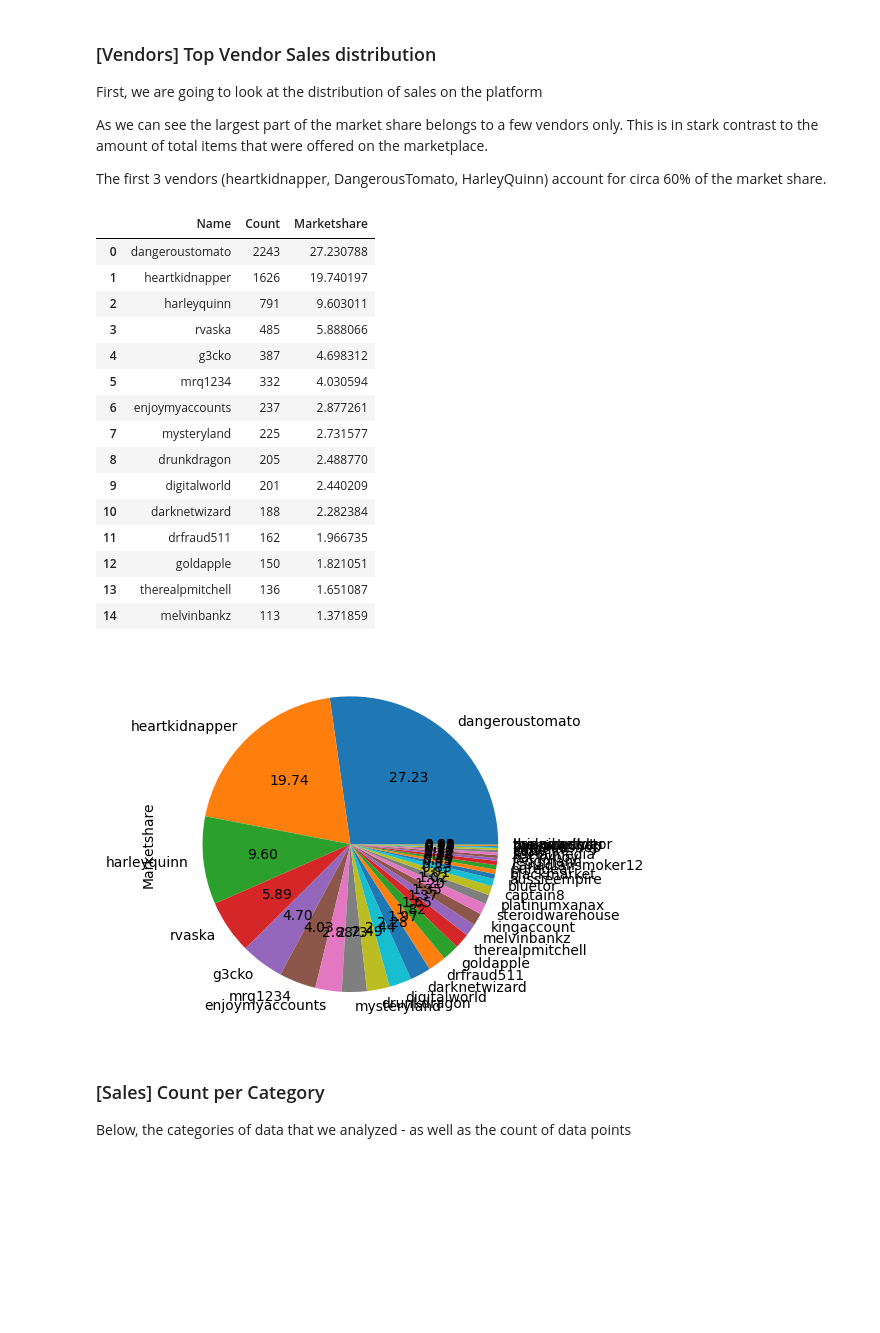
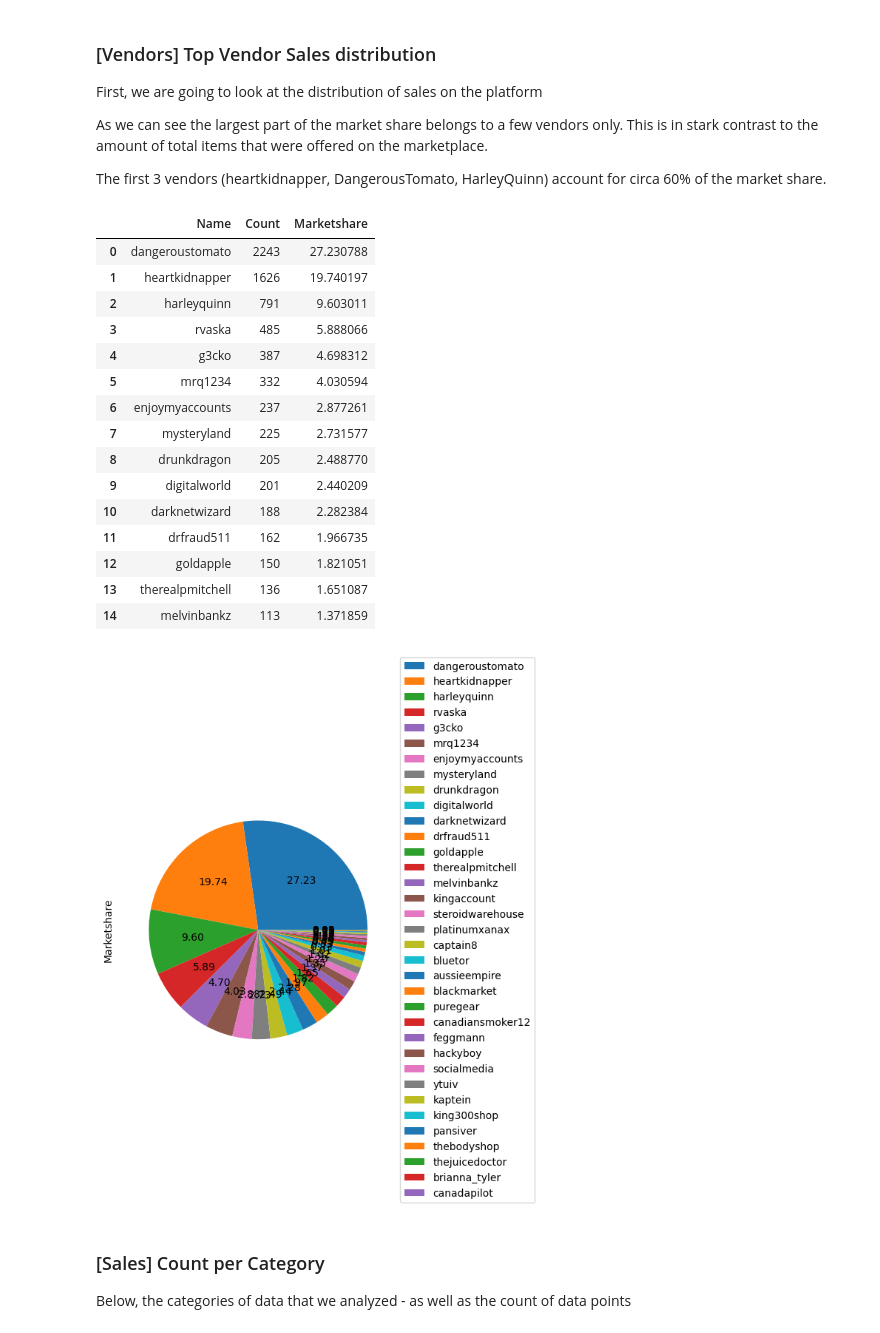
Before and after one commit to Hannival00/Mod09DigitalForensicsAss1, a Jupyter notebook: digital_forensics_assignment.ipynb, the cells around one changed output. Drawn from its saved outputs; the diff is of its cells as text; code cells hidden in the pictures; blank space fills up the shorter version.

```diff
--- a/digital_forensics_assignment.ipynb
+++ b/digital_forensics_assignment.ipynb
@@ -67,31 +67,32 @@ The first 3 vendors (heartkidnapper, DangerousTomato, HarleyQuinn) account for c
 # %%
 
 result = vendors['Count'].aggregate('sum')
 
 #vendors = vendors[vendors['Marketshare'] > 1]
 
 vendors['Marketshare'] = vendors['Count'] / result * 100
-vendors['Marketshare'].plot(kind='pie', x='Name', labels=vendors.Name, autopct='%.2f')
+pie = vendors['Marketshare'].plot(kind='pie', x='Name', autopct='%.2f', labels=vendors.Name,  labeldistance=None)
+pie.legend(loc='center left',  bbox_to_anchor=(1.0, 0.5))
 
 vendors.head(15)
 # %% [output]
 |  | Name | Count | Marketshare |
 | 0 | dangeroustomato | 2243 | 27.230788 |
 | 1 | heartkidnapper | 1626 | 19.740197 |
 | 2 | harleyquinn | 791 | 9.603011 |
 | 3 | rvaska | 485 | 5.888066 |
 | 4 | g3cko | 387 | 4.698312 |
 | 5 | mrq1234 | 332 | 4.030594 |
 | 6 | enjoymyaccounts | 237 | 2.877261 |
 | 7 | mysteryland | 225 | 2.731577 |
 | 8 | drunkdragon | 205 | 2.488770 |
 | 9 | digitalworld | 201 | 2.440209 |
 | 10 | darknetwizard | 188 | 2.282384 |
 | 11 | drfraud511 | 162 | 1.966735 |
 | 12 | goldapple | 150 | 1.821051 |
 | 13 | therealpmitchell | 136 | 1.651087 |
 | 14 | melvinbankz | 113 | 1.371859 |
-[figure, old version]
+[figure, new version]
 # %% [markdown]
 ### [Sales] Count per Category
 
```
Also changed, not shown: parts of 2 cells of this notebook.
